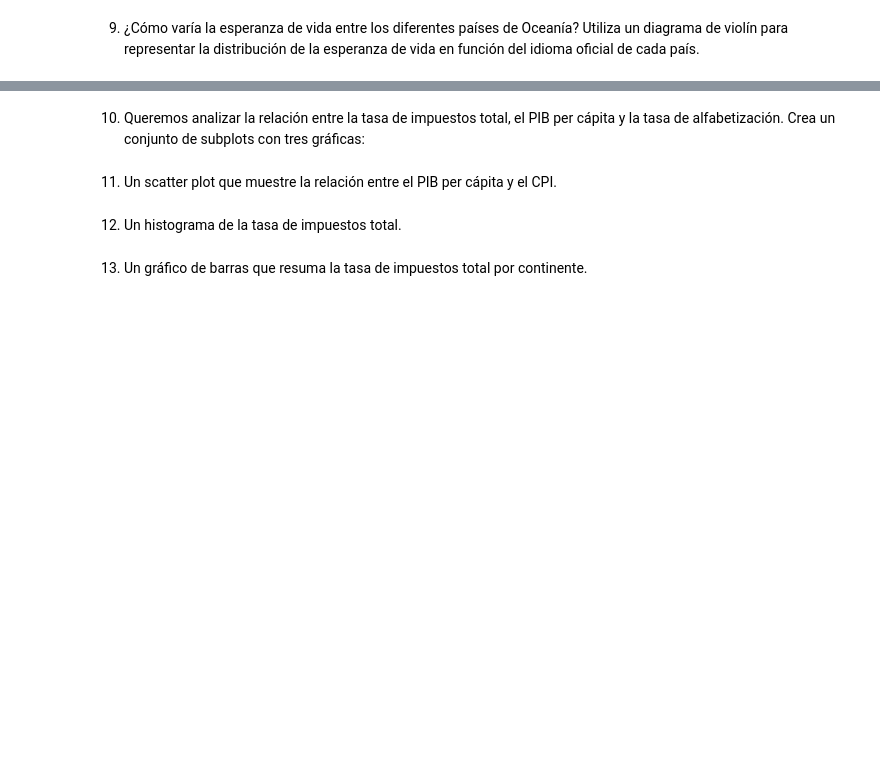
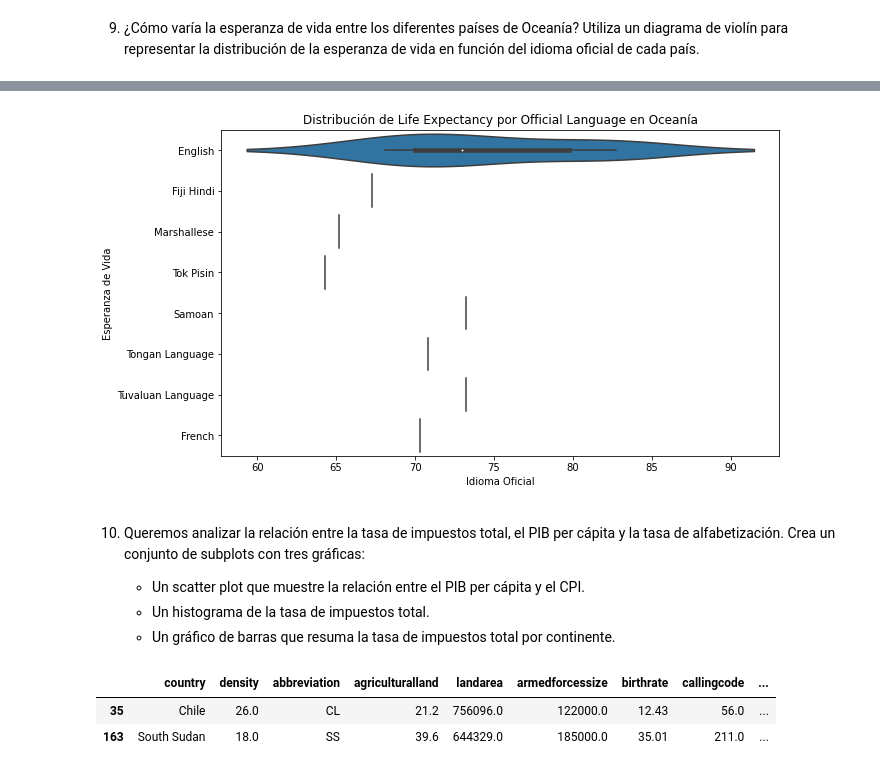
Before and after one commit to Adalab/Promo-F-da-modulo3-sprint2-pairprogramming_Reyes_Marga, a Jupyter notebook: 7_pair_visualizacion.ipynb, the cells around one changed output, grey strips where cells are left out. Cells and saved outputs as stored; diff of their text form; code cells hidden in the pictures; blank space fills up the shorter version.

```diff
--- a/7_pair_visualizacion.ipynb
+++ b/7_pair_visualizacion.ipynb
@@ -181,2 +246,5 @@ df_pair.columns
 # %% [markdown]
 9. ¿Cómo varía la esperanza de vida entre los diferentes países de Oceanía? Utiliza un diagrama de violín para representar la distribución de la esperanza de vida en función del idioma oficial de cada país.
+# %%
+df_oceania=df_pair[df_pair['continente']=='Oceanía']
+df_oceania
@@ -183,8 +266,22 @@ df_pair.columns
+# %%
+plt.figure(figsize=(10, 6))
+sns.violinplot( x='lifeexpectancy', y='officiallanguage',data=df_oceania)
+plt.title('Distribución de Life Expectancy por Official Language en Oceanía')
+plt.xlabel('Idioma Oficial')
+plt.ylabel('Esperanza de Vida')
+plt.show();
+# %% [output]
+[figure, added]
 # %% [markdown]
 10. Queremos analizar la relación entre la tasa de impuestos total, el PIB per cápita y la tasa de alfabetización. Crea un conjunto de subplots con tres gráficas:
+
+    - Un scatter plot que muestre la relación entre el PIB per cápita y el CPI.
+    - Un histograma de la tasa de impuestos total.
+    - Un gráfico de barras que resuma la tasa de impuestos total por continente.
-# %% [markdown]
-11. Un scatter plot que muestre la relación entre el PIB per cápita y el CPI.
-# %% [markdown]
-12. Un histograma de la tasa de impuestos total.
-# %% [markdown]
-13. Un gráfico de barras que resuma la tasa de impuestos total por continente.
+# %%
+df_pair['PIBpercapita']=df_pair['gdp']/df_pair['population']
+df_pair.sample(2)
+# %% [output]
+|  | country | density | abbreviation | agriculturalland | landarea | armedforcessize | birthrate | callingcode | ... |
+| 35 | Chile | 26.0 | CL | 21.2 | 756096.0 | 122000.0 | 12.43 | 56.0 | ... |
+| 163 | South Sudan | 18.0 | SS | 39.6 | 644329.0 | 185000.0 | 35.01 | 211.0 | ... |
```
Also changed, not shown: parts of 13 cells of this notebook.
